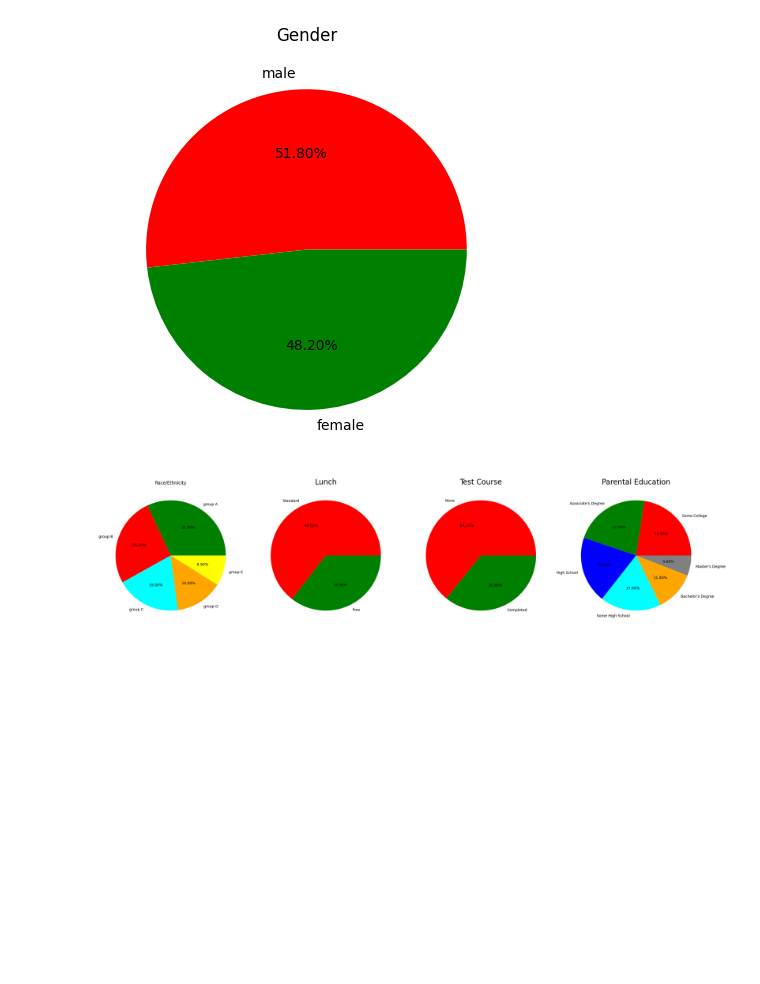
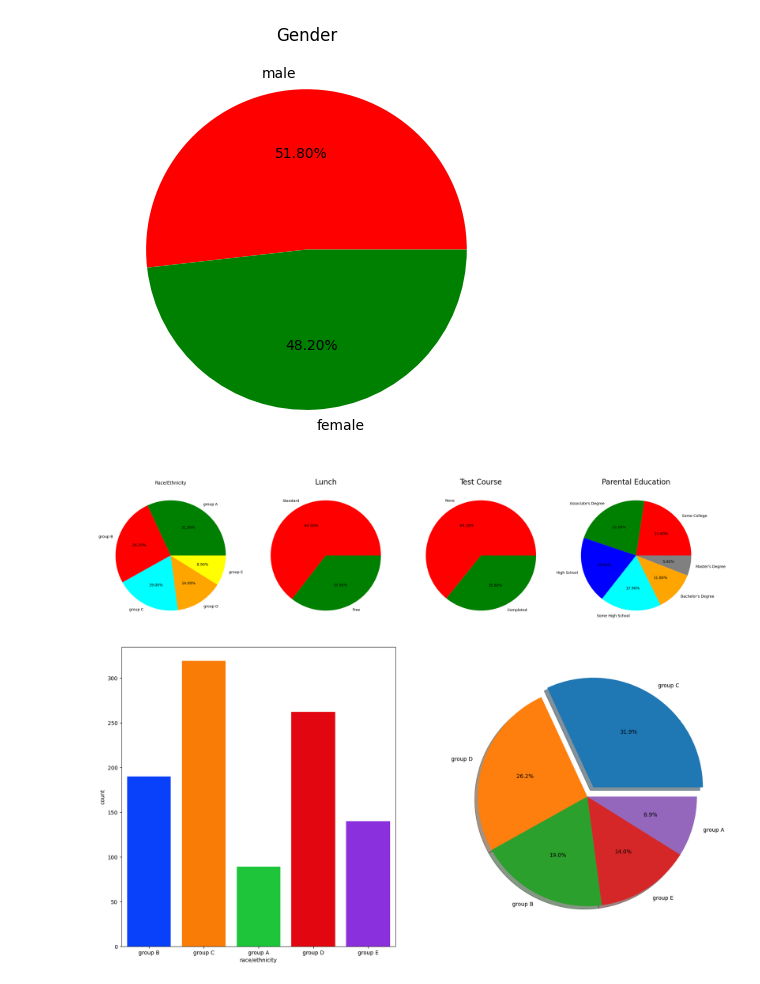
Before and after one commit to DeepakBlesson/MLpro, a Jupyter notebook: src/notebook/data/EDAStudPerform.ipynb, the cells around one changed output. Drawn from its saved outputs; the diff is of its cells as text; code cells hidden in the pictures; blank space fills up the shorter version.

```diff
--- a/src/notebook/data/EDAStudPerform.ipynb
+++ b/src/notebook/data/EDAStudPerform.ipynb
@@ -304,3 +304,12 @@ plt.show()
 # %% [output]
 [figure]
 [figure]
+# %%
+ax=plt.subplots(1,2,figsize=(20,10))
+plt.subplot(1,2,1)
+sns.countplot(x=df['race/ethnicity'],data=df,color='blue',palette='bright',saturation=0.95)
+plt.subplot(1,2,2)
+plt.pie(x=df['race/ethnicity'].value_counts(),labels=df['race/ethnicity'].value_counts().index,explode=[0.1,0,0,0,0],autopct='%1.1f%%',shadow=True)
+plt.show()
+# %% [output]
+[figure, added]
```
Also changed, not shown: parts of 16 cells of this notebook, 2 other files.
